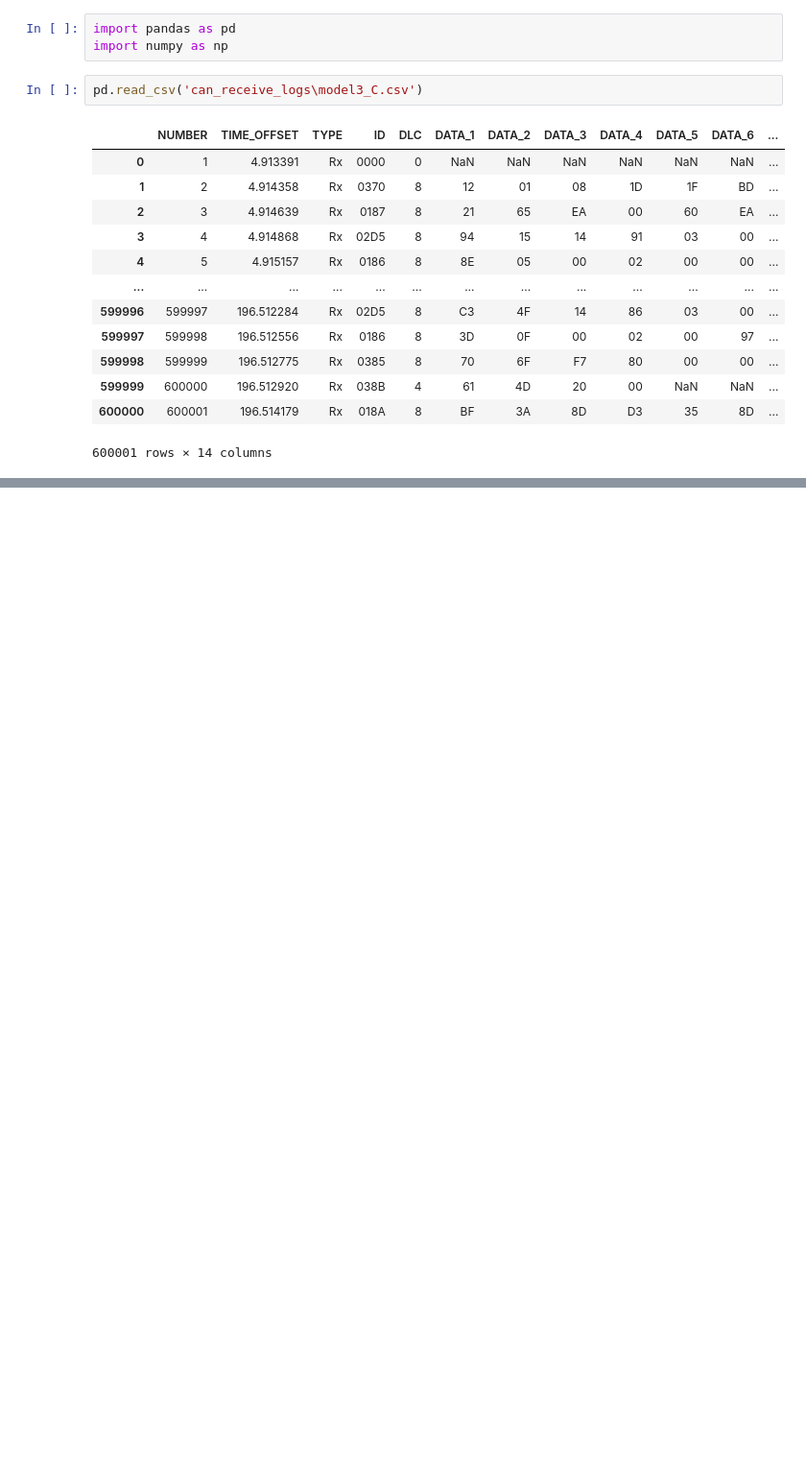
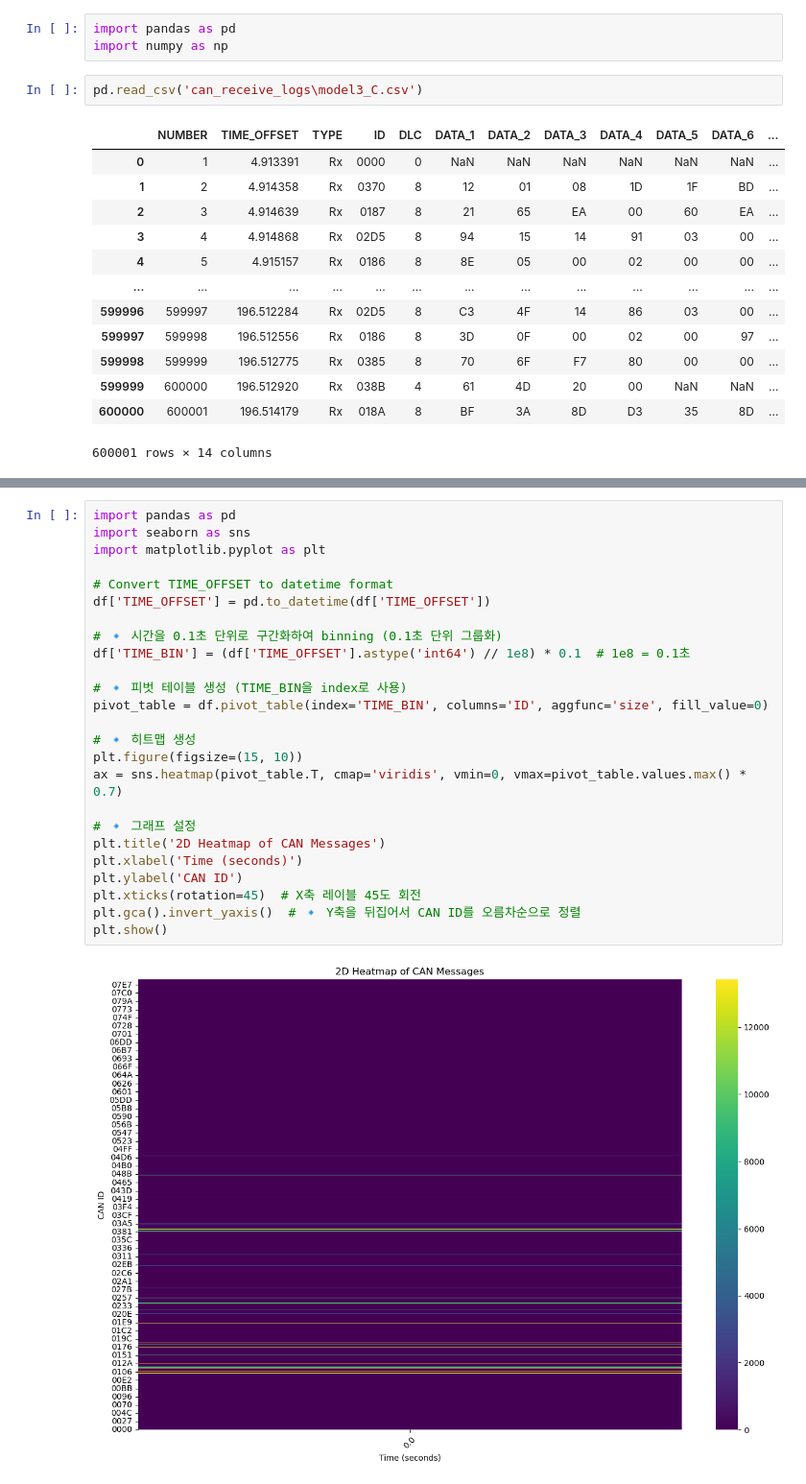
Before and after one commit to Arupreza/UIDS-II, a Jupyter notebook: dataset/analysis.ipynb, the cells around one changed output, grey strips where cells are left out. Shown at 96% size. Cells and saved outputs as stored; diff of their text form; blank space fills up the shorter version.

```diff
--- a/dataset/analysis.ipynb
+++ b/dataset/analysis.ipynb
@@ -31,0 +30,27 @@ id_counts.plot(kind='bar', figsize=(12, 6), title='Top 20 Most Frequent IDs from
+# %%
+import pandas as pd
+import seaborn as sns
+import matplotlib.pyplot as plt
+
+# Convert TIME_OFFSET to datetime format
+df['TIME_OFFSET'] = pd.to_datetime(df['TIME_OFFSET'])
+
+# 🔹 시간을 0.1초 단위로 구간화하여 binning (0.1초 단위 그룹화)
+df['TIME_BIN'] = (df['TIME_OFFSET'].astype('int64') // 1e8) * 0.1  # 1e8 = 0.1초
+
+# 🔹 피벗 테이블 생성 (TIME_BIN을 index로 사용)
+pivot_table = df.pivot_table(index='TIME_BIN', columns='ID', aggfunc='size', fill_value=0)
+
+# 🔹 히트맵 생성
+plt.figure(figsize=(15, 10))
+ax = sns.heatmap(pivot_table.T, cmap='viridis', vmin=0, vmax=pivot_table.values.max() * 0.7)
+
+# 🔹 그래프 설정
+plt.title('2D Heatmap of CAN Messages')
+plt.xlabel('Time (seconds)')
+plt.ylabel('CAN ID')
+plt.xticks(rotation=45)  # X축 레이블 45도 회전
+plt.gca().invert_yaxis()  # 🔹 Y축을 뒤집어서 CAN ID를 오름차순으로 정렬
+plt.show()
+# %% [output]
+[figure, added]
```
Also changed, not shown: parts of 8 cells of this notebook, 2 other files.
